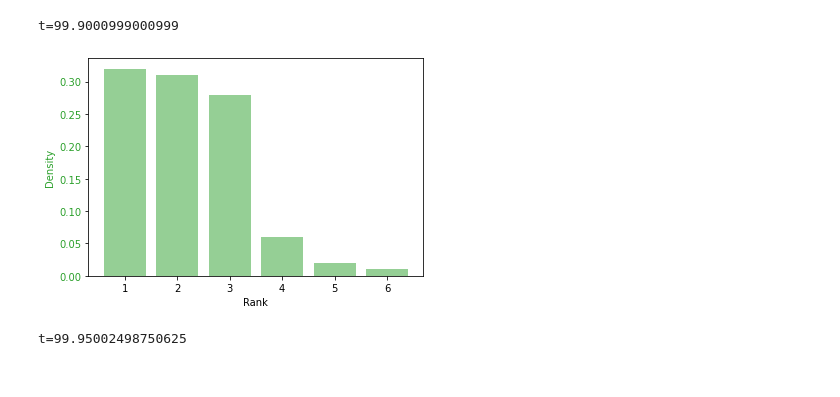
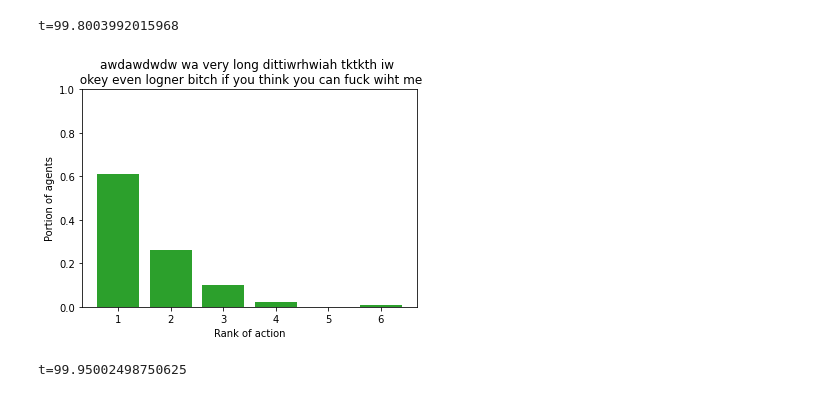
Before and after one commit to viktorvesely/RL_-realny_lebiak-, a Jupyter notebook: easy/kuk.ipynb, the cells around one changed output. Saved outputs shown, nothing was run; the diff lists cells and outputs as text; code cells hidden in the pictures.

Commit message:
Renamed code + generating graphs

```diff
--- a/easy/kuk.ipynb
+++ b/easy/kuk.ipynb
@@ -36,11 +66,11 @@ def trace_eval(trace):
 # %%
 method = BT.GREEDY
 env = "G"
-r, trace = gym.gains(method, env, k=10, N=100, T=1000)
-hist_eval(r)
+ranks, trace, reward = gym.gains(method, env, k=10, N=100, T=500)
+ranks_eval(ranks, title="awdawdwdw wa very long dittiwrhwiah tktkth iw \n okey even logner bitch if you think you can fuck wiht me")
 # %% [output]
-t=99.9000999000999
+t=99.8003992015968
-[figure, old version]
+[figure, new version]
 # %%
 method = BT.OPTIMISTIC
 env = "G"
```
Also changed, not shown: parts of 8 cells of this notebook, 5 other files.
